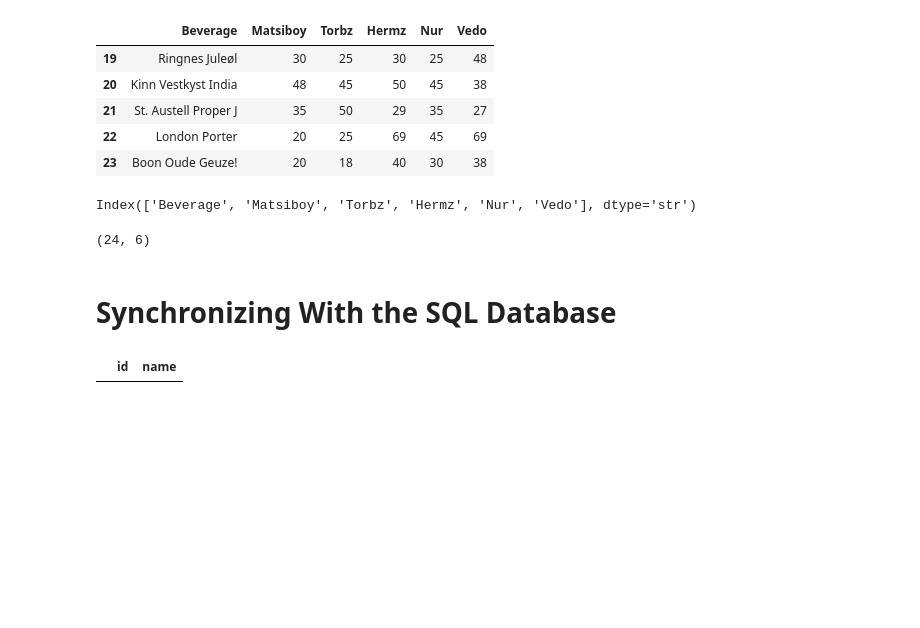
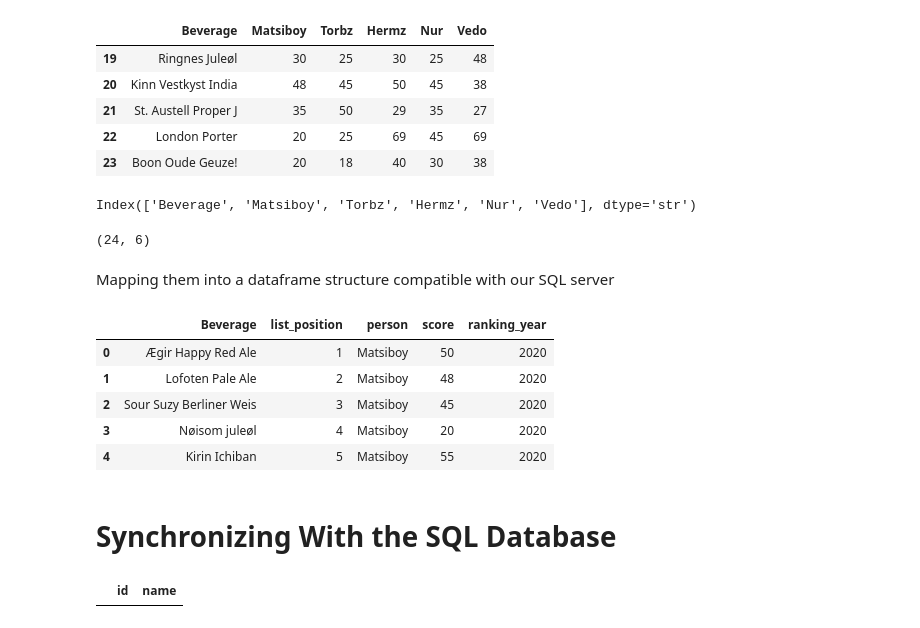
Before and after one commit to torbhaug/culinary_preferences, a Jupyter notebook: Notebooks/TheBigTest_DataProcessing.ipynb, the cells around one changed output. Saved outputs shown, nothing was run; the diff lists cells and outputs as text; code cells hidden in the pictures; blank space fills up the shorter version.

Commit message:
Finalizing dataframe structure

```diff
--- a/Notebooks/TheBigTest_DataProcessing.ipynb
+++ b/Notebooks/TheBigTest_DataProcessing.ipynb
@@ -223,6 +223,33 @@ Index(['Beverage', 'Matsiboy', 'Torbz', 'Hermz', 'Nur', 'Vedo'], dtype='str')
 data[example_year].shape
 # %% [output]
 (24, 6)
+# %% [markdown]
+Mapping them into a dataframe structure compatible with our SQL server
+# %%
+list_of_long_dfs = []
+for year, df in data.items():
+    # List position
+    df["list_position"] = range(1, len(df) + 1)
+
+    # Making long format
+    long_df = df.melt(
+        id_vars=["Beverage", "list_position"],
+        var_name="person",
+        value_name="score"
+    )
+
+    # Adding year number
+    long_df["ranking_year"] = year
+    list_of_long_dfs.append(long_df)
+long_df = pd.concat(list_of_long_dfs)
+long_df.head()
+# %% [output]
+|  | Beverage | list_position | person | score | ranking_year |
+| 0 | Ægir Happy Red Ale | 1 | Matsiboy | 50 | 2020 |
+| 1 | Lofoten Pale Ale | 2 | Matsiboy | 48 | 2020 |
+| 2 | Sour Suzy Berliner Weis | 3 | Matsiboy | 45 | 2020 |
+| 3 | Nøisom juleøl | 4 | Matsiboy | 20 | 2020 |
+| 4 | Kirin Ichiban | 5 | Matsiboy | 55 | 2020 |
 # %% [markdown]
 # Synchronizing With the SQL Database
 # %%
```
Also changed, not shown: parts of 5 cells of this notebook.
